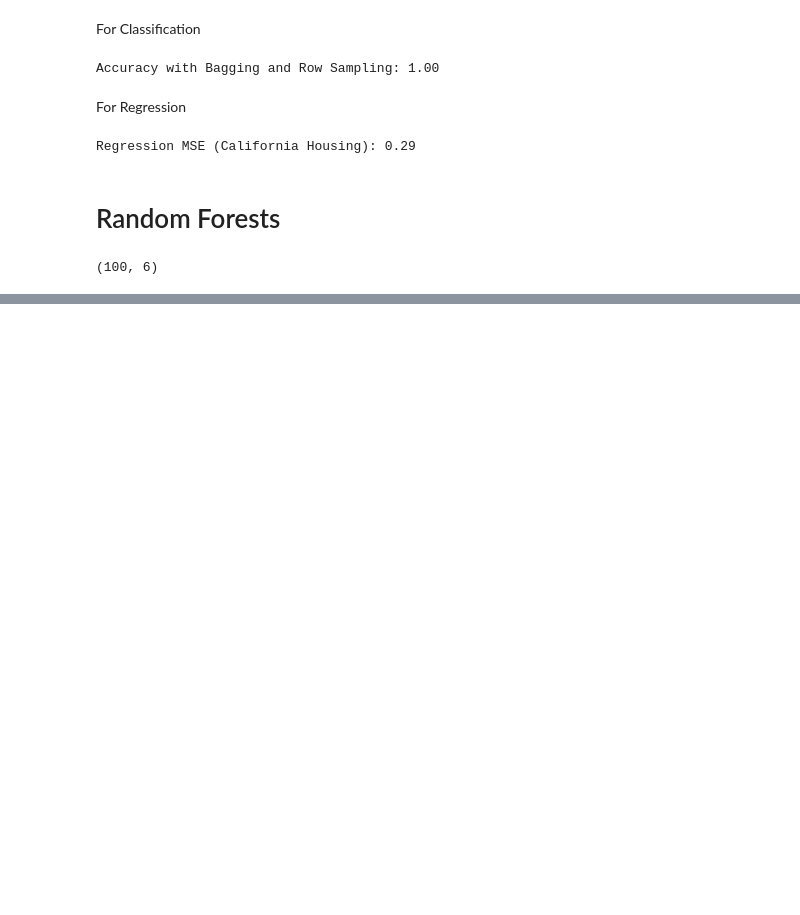
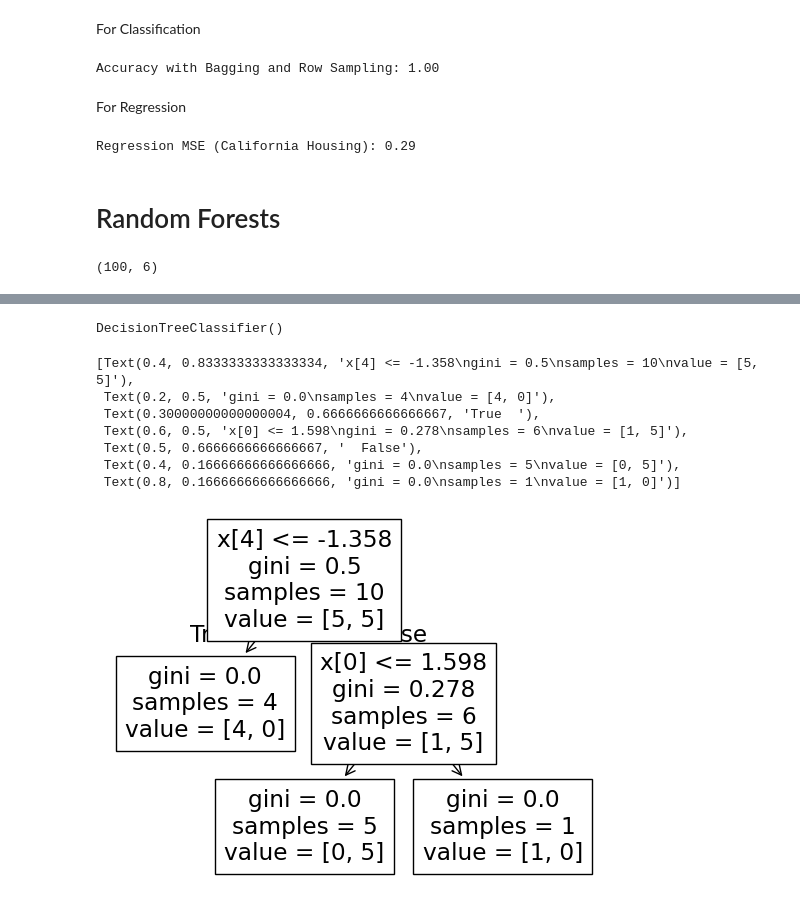
Before and after one commit to pragatii-sharmaa/Machine-Learning-Algorithms-code, a Jupyter notebook: SupervisedML.ipynb, the cells around one changed output, grey strips where cells are left out. Drawn from its saved outputs; the diff is of its cells as text; code cells hidden in the pictures; blank space fills up the shorter version.

```diff
--- a/SupervisedML.ipynb
+++ b/SupervisedML.ipynb
@@ -1929,3 +1931,5 @@ df.head(5)
 # function for row sampling
 def sample_rows(df, percent):
     return df.sample(int(percent * df.shape[0]), replace=True)
+# %%
+df1= sample_rows(df,0.1)
@@ -1931,0 +1942,10 @@ def sample_rows(df, percent):
+# %%
+clf1= DecisionTreeClassifier()
+clf2= DecisionTreeClassifier()
+clf3= DecisionTreeClassifier()
+# %%
+clf1.fit(df1.iloc[:,0:5],df1.iloc[:,-1])
+clf2.fit(df2.iloc[:,0:5],df2.iloc[:,-1])
+clf3.fit(df3.iloc[:,0:5],df3.iloc[:,-1])
+# %% [output]
+DecisionTreeClassifier()
@@ -1931,0 +1954,11 @@ def sample_rows(df, percent):
+# %%
+plot_tree(clf1)
+# %% [output]
+[Text(0.4, 0.8333333333333334, 'x[4] <= -1.358\ngini = 0.5\nsamples = 10\nvalue = [5, 5]'),
+ Text(0.2, 0.5, 'gini = 0.0\nsamples = 4\nvalue = [4, 0]'),
+ Text(0.30000000000000004, 0.6666666666666667, 'True  '),
+ Text(0.6, 0.5, 'x[0] <= 1.598\ngini = 0.278\nsamples = 6\nvalue = [1, 5]'),
+ Text(0.5, 0.6666666666666667, '  False'),
+ Text(0.4, 0.16666666666666666, 'gini = 0.0\nsamples = 5\nvalue = [0, 5]'),
+ Text(0.8, 0.16666666666666666, 'gini = 0.0\nsamples = 1\nvalue = [1, 0]')]
+[figure, added]
```
Also changed, not shown: parts of 47 cells of this notebook.
